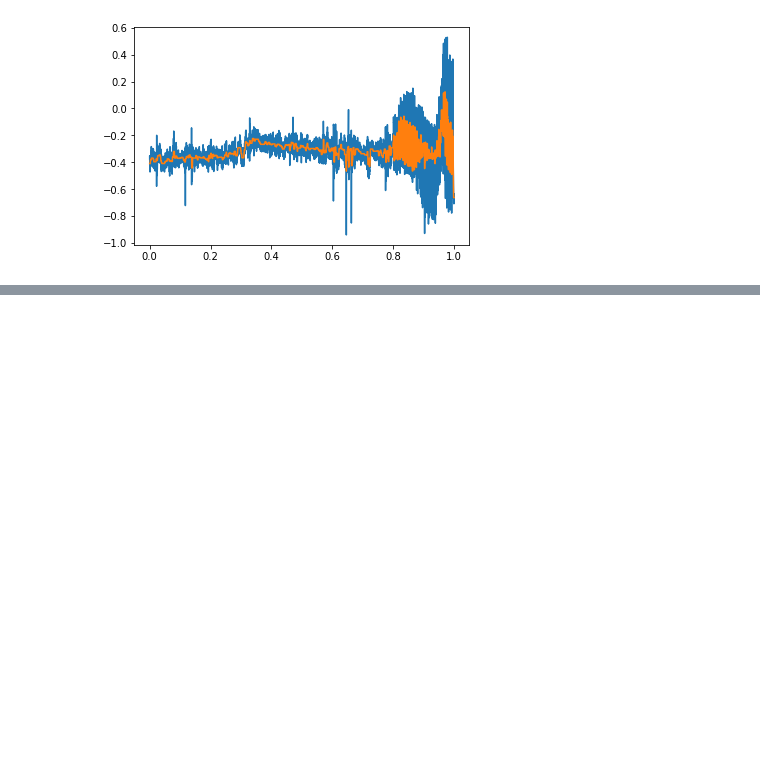
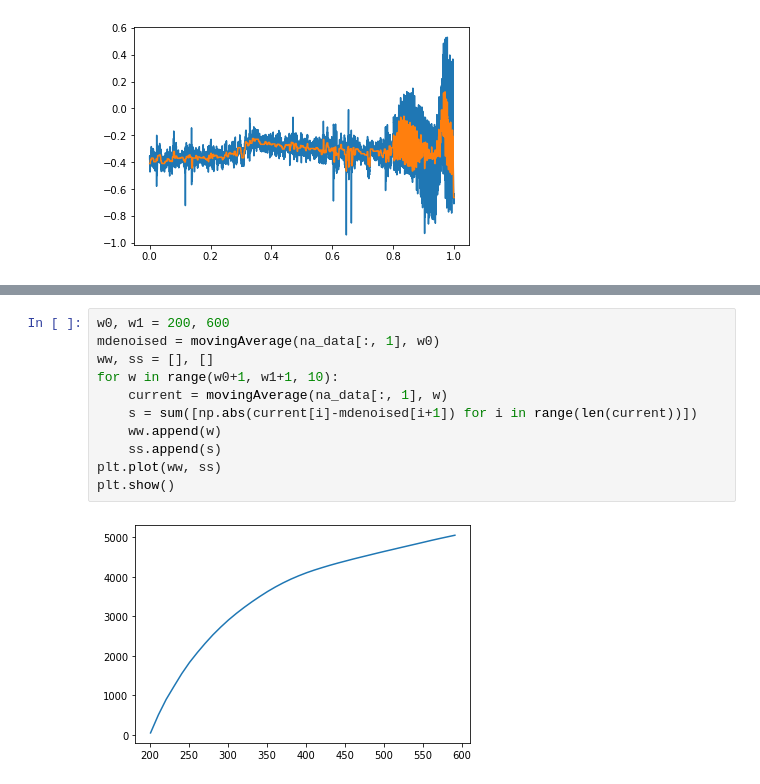
Before and after one commit to ProfDema/surrogate, a Jupyter notebook: epilepsy.ipynb, the cells around one changed output, grey strips where cells are left out. Drawn from its saved outputs; the diff is of its cells as text; blank space fills up the shorter version.

```diff
--- a/epilepsy.ipynb
+++ b/epilepsy.ipynb
@@ -67,0 +127,13 @@ plt.show()
+# %%
+w0, w1 = 200, 600
+mdenoised = movingAverage(na_data[:, 1], w0)
+ww, ss = [], []
+for w in range(w0+1, w1+1, 10):
+    current = movingAverage(na_data[:, 1], w)
+    s = sum([np.abs(current[i]-mdenoised[i+1]) for i in range(len(current))])
+    ww.append(w)
+    ss.append(s)
+plt.plot(ww, ss)
+plt.show()
+# %% [output]
+[figure, added]
```
Also changed, not shown: parts of 10 cells of this notebook, 8 other files.
